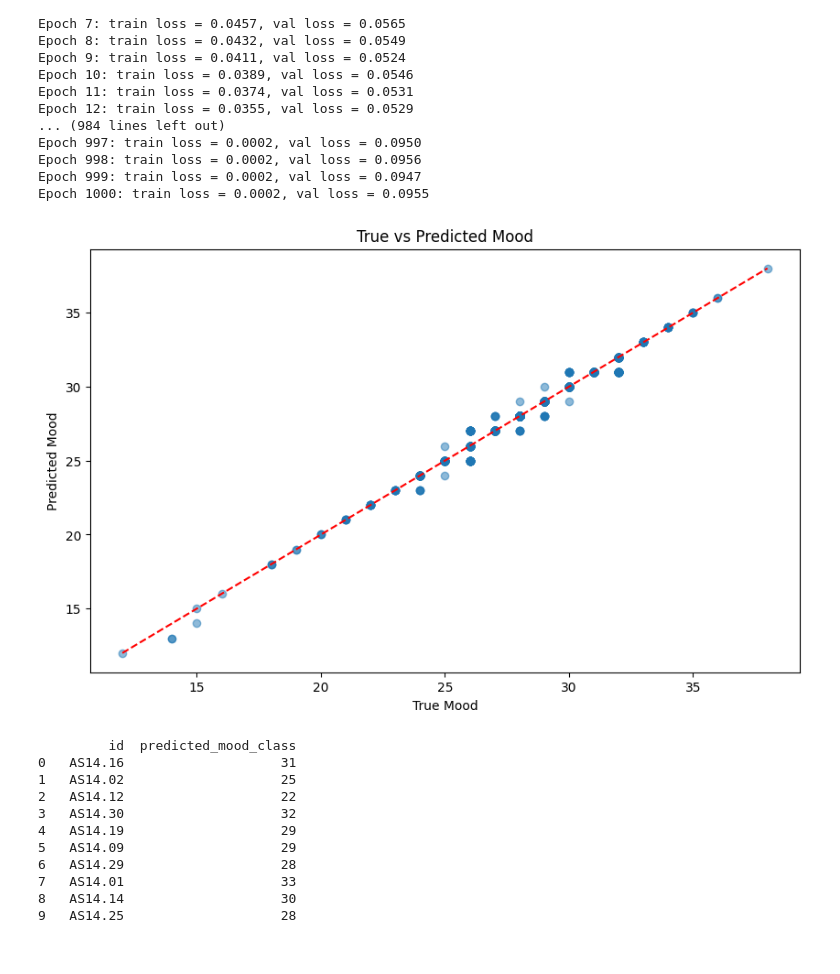
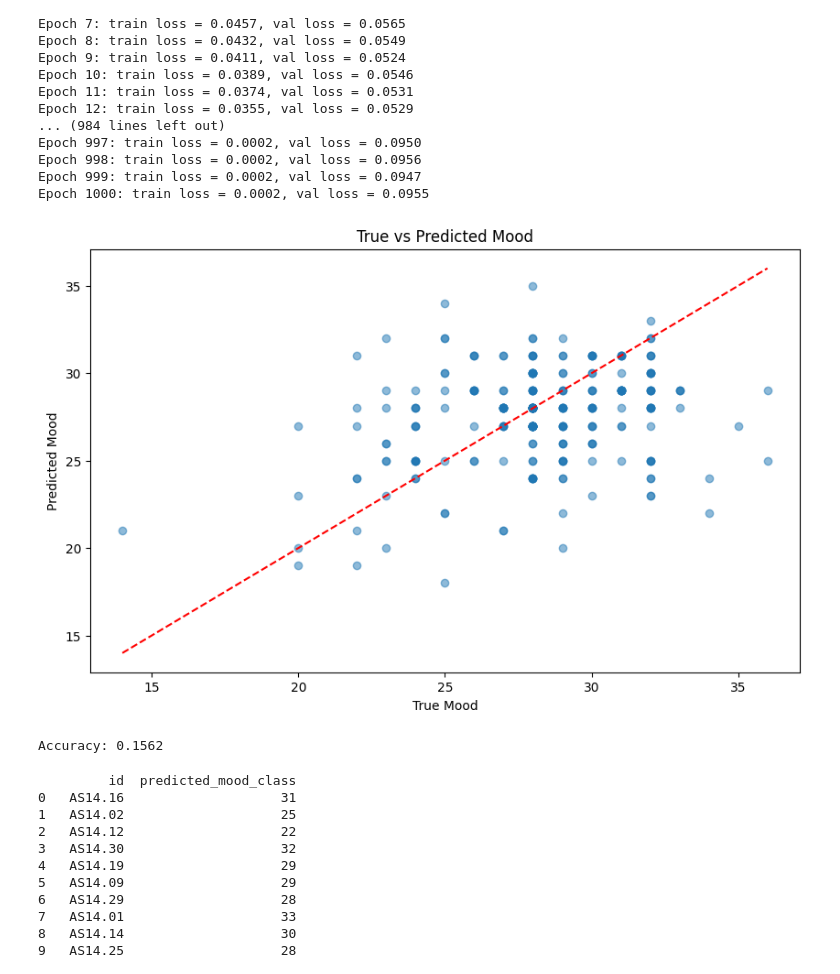
Before and after one commit to Rikvandijk1209/DataMiningTechniquesA1, a Jupyter notebook: notebooks/classification_modelling.ipynb, the cells around one changed output. Saved outputs shown, nothing was run; the diff lists cells and outputs as text; code cells hidden in the pictures.

Commit message:
Standardization now correctly applied on validation set and added to data_loading

```diff
--- a/notebooks/classification_modelling.ipynb
+++ b/notebooks/classification_modelling.ipynb
@@ -17,7 +17,7 @@ from mood_RNN_classifier import RNNClassifier, MoodDataset, OrdinalLabelSmoothin
 from torch.utils.data import DataLoader
 # %%
 data_loader = DataPreprocessor()
-train_df, test_df = data_loader.load_and_preprocess_data("1d")
+train_df, test_df = data_loader.load_and_preprocess_data("1d", 0.25)
 # %%
 device = torch.device("cuda" if torch.cuda.is_available() else "cpu")
 
@@ -89,9 +89,14 @@ Epoch 998: train loss = 0.0002, val loss = 0.0956
 Epoch 999: train loss = 0.0002, val loss = 0.0947
 Epoch 1000: train loss = 0.0002, val loss = 0.0955
 # %%
-plot_mood_predictions(model, train_loader, device)
+plot_mood_predictions(model, val_loader, device)
 # %% [output]
-[figure, old version]
+[figure, new version]
+# %%
+from mood_RNN_classifier import get_accuracy_rate
+accuracy = get_accuracy_rate(model, val_loader, device)
+# %% [output]
+Accuracy: 0.1562
 # %%
 # Run predictions on test_df
 test_predictions = predict(model, test_df, id_map, device)
```
Also changed, not shown: 3 other files.
